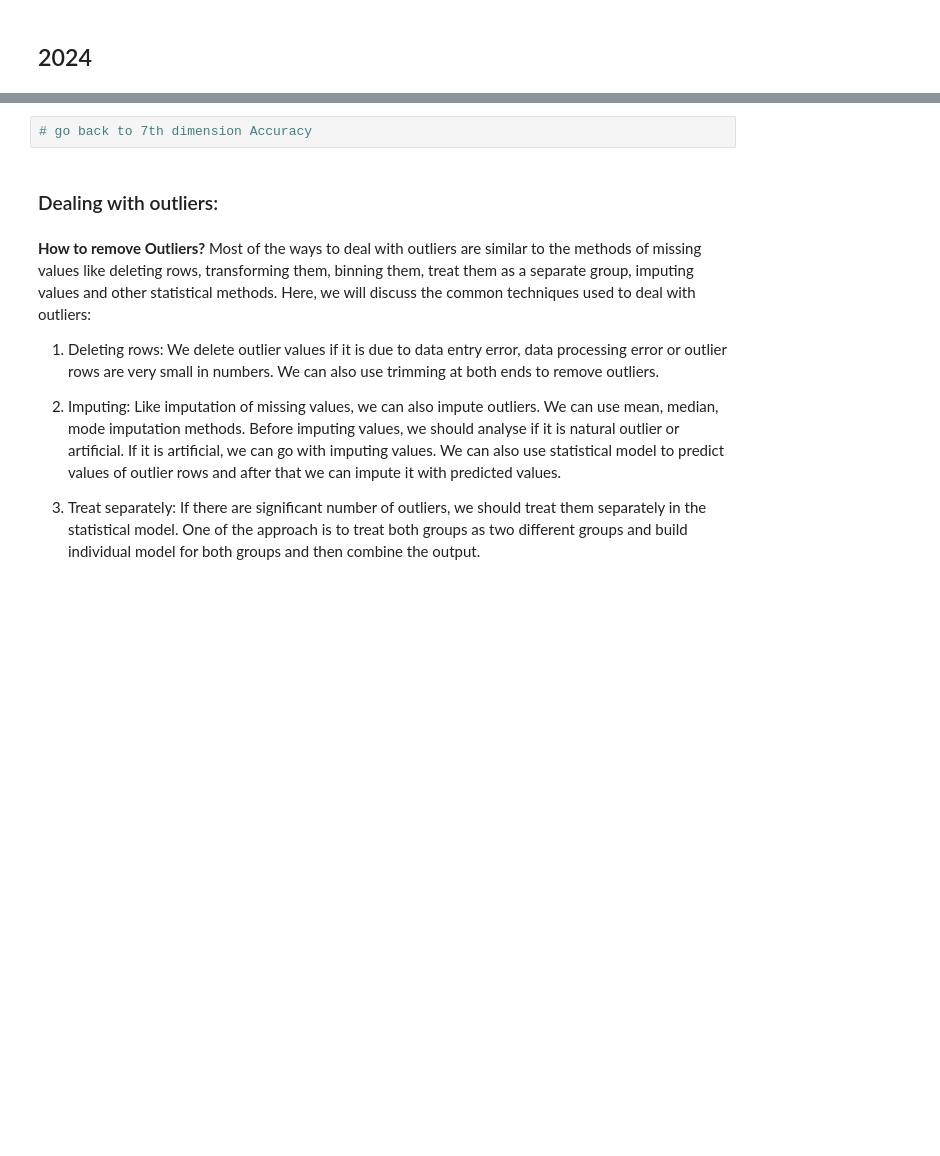
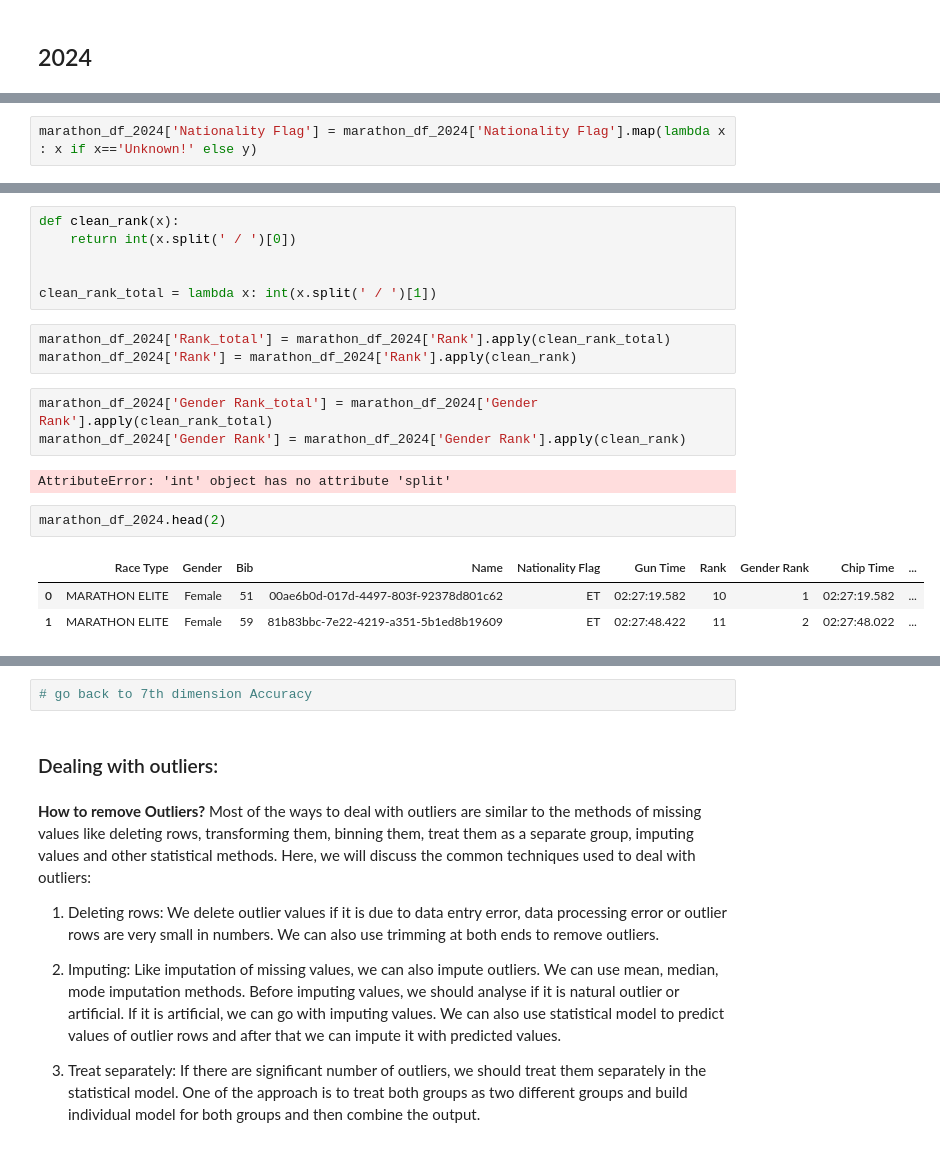
Before and after one commit to Tuwaiq-DS-ML-bootcamp-V-9/Usecase-1, a Jupyter notebook: 4-EDA explain - usecase1-v2.ipynb, the cells around one changed output, grey strips where cells are left out. Saved outputs shown, nothing was run; the diff lists cells and outputs as text; blank space fills up the shorter version.

```diff
--- a/4-EDA explain - usecase1-v2.ipynb
+++ b/4-EDA explain - usecase1-v2.ipynb
@@ -1423,0 +2251,2 @@ marathon_df_2022.dtypes
+# %%
+marathon_df_2024['Nationality Flag'] = marathon_df_2024['Nationality Flag'].map(lambda x : x if x=='Unknown!' else y)
@@ -1423,0 +2272,20 @@ marathon_df_2022.dtypes
+# %%
+def clean_rank(x):
+    return int(x.split(' / ')[0])
+
+
+clean_rank_total = lambda x: int(x.split(' / ')[1])
+# %%
+marathon_df_2024['Rank_total'] = marathon_df_2024['Rank'].apply(clean_rank_total)
+marathon_df_2024['Rank'] = marathon_df_2024['Rank'].apply(clean_rank)
+# %%
+marathon_df_2024['Gender Rank_total'] = marathon_df_2024['Gender Rank'].apply(clean_rank_total)
+marathon_df_2024['Gender Rank'] = marathon_df_2024['Gender Rank'].apply(clean_rank)
+# %% [output]
+AttributeError: 'int' object has no attribute 'split'
+# %%
+marathon_df_2024.head(2)
+# %% [output]
+|  | Race Type | Gender | Bib | Name | Nationality Flag | Gun Time | Rank | Gender Rank | Chip Time | ... |
+| 0 | MARATHON ELITE | Female | 51 | 00ae6b0d-017d-4497-803f-92378d801c62 | ET | 02:27:19.582 | 10 | 1 | 02:27:19.582 | ... |
+| 1 | MARATHON ELITE | Female | 59 | 81b83bbc-7e22-4219-a351-5b1ed8b19609 | ET | 02:27:48.422 | 11 | 2 | 02:27:48.022 | ... |
```
Also changed, not shown: parts of 123 cells of this notebook.
